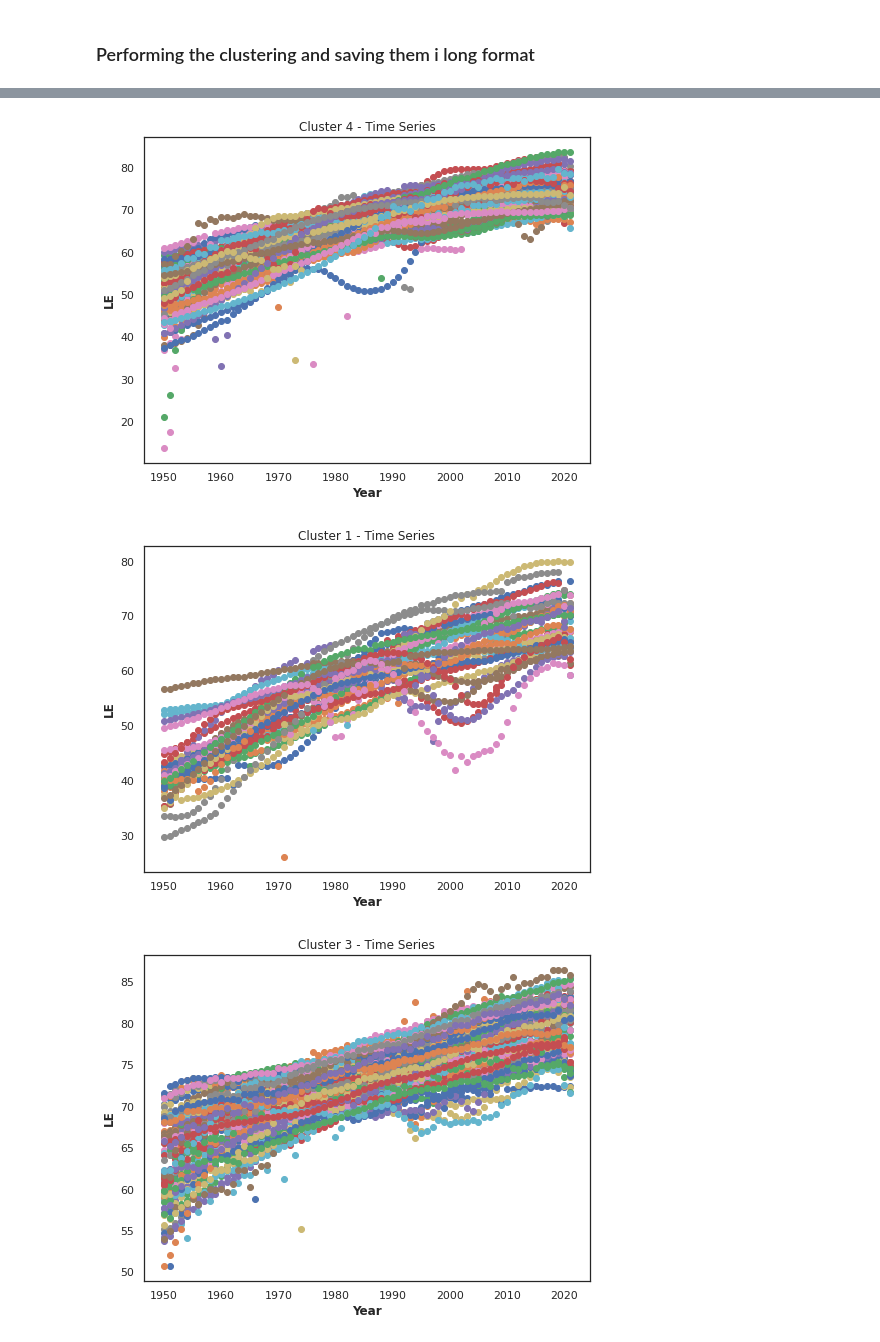
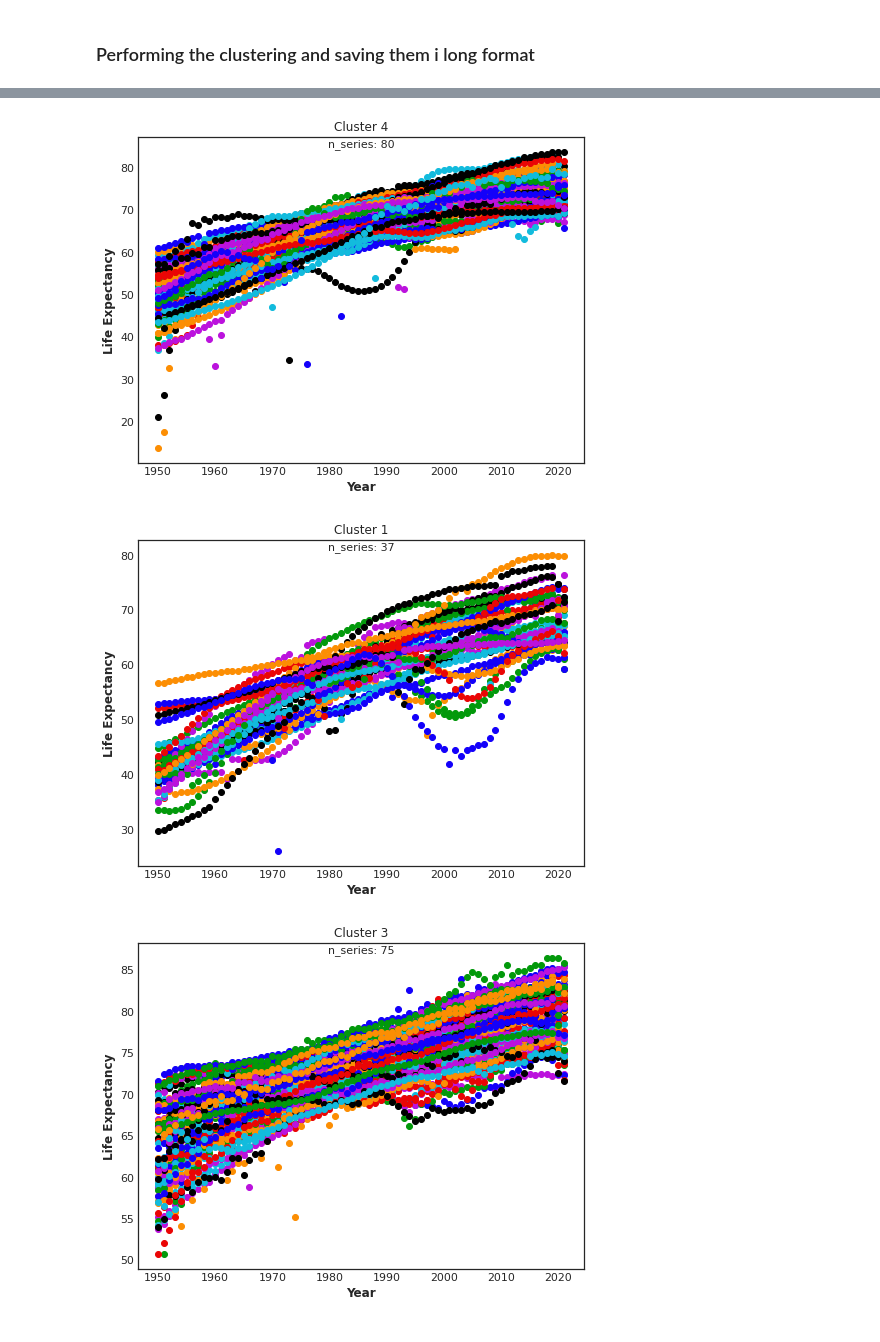
Before and after one commit to livtol99/Data-Science-Liv, a Jupyter notebook: Code/clustering_data.ipynb, the cells around one changed output, grey strips where cells are left out. Cells and saved outputs as stored; diff of their text form; code cells hidden in the pictures.

```diff
--- a/Code/clustering_data.ipynb
+++ b/Code/clustering_data.ipynb
@@ -90,3 +95,0 @@ Index(['Country', 'Year', 'LE'], dtype='object')
-# %%
-sns.set(rc={'figure.figsize':(12,8)})
-sns.lineplot(x=data_countries['Year'], y=data_countries['LE'])
@@ -202,32 +202,44 @@ for country, label in zip(pivoted_data.index, labels):
         # Create a new cluster and store the country's time series and label
         clustered_data[label] = [(country, pivoted_data.loc[country])]
 
-# Create folder for saving the cluster files if it doesn't exist
-if not os.path.exists('clustered_data'):
-    os.makedirs('clustered_data')
+# Set the desired path for the folder
+folder_path = '/work/Data-Science-Liv/Data/clustered_data'
+
+# Create the folder if it doesn't exist
+if not os.path.exists(folder_path):
+    os.makedirs(folder_path)
 
 # Save the clustered data to separate CSV files and create scatter plots
 for label, data in clustered_data.items():
+    # Get the number of time series in the cluster
+    num_time_series = len(data)
+
     # Create a list to store the long format data rows
     long_data = []
 
     for country, ts in data:
         # Convert date strings to datetime objects and extract the year
-        years = years = [date.year for date in ts.index]
+        years = [date.year for date in ts.index]
 
         # Append the long format data for each year to the list
-        long_data.extend(zip([country]*len(years), years, ts.values))
+        long_data.extend(zip([country] * len(years), years, ts.values))
 
     # Create a DataFrame from the long format data
     long_df = pd.DataFrame(long_data, columns=['Country', 'Year', 'LE'])
 
     # Create a file for each cluster
-    filename = f"clustered_data/long_cluster_{label}_full.csv"
+    filename = os.path.join(folder_path, f"long_cluster_{label}_full.csv")
 
     # Save the long format data to a CSV file
     long_df.to_csv(filename, index=False)
 
     # Create a scatter plot for each cluster
+    plt.style.use('seaborn-white')  #default
+    # Define your desired color palette
+    custom_palette = ['#BB12DD', '#1300FA','#12BBDD', '#02990B', '#FC8E03', '#EA0505','black' ] #purple, blue, turquoise, green, orange, red,
+
+    # Set the custom color palette
+    sns.set_palette(custom_palette)
     plt.figure(figsize=(8, 6))
     for _, ts in data:
         # Convert date strings to datetime objects and extract the year
@@ -238,8 +250,22 @@ for label, data in clustered_data.items():
     x_ticks = np.arange(x[0], x[-1] + 1, 10)
     plt.xticks(x_ticks)
 
-    plt.title(f"Cluster {label + 1} - Time Series")
+    # Get the current axes
+    # Remove the top and right spines
+    ax.spines['top'].set_visible(False)
+    ax.spines['right'].set_visible(False)
+
+    # Set the remaining spines to be white in color
+    ax.spines['left'].set_color('white')
+    ax.spines['bottom'].set_color('white')
+
+    # Add the subtitle with the number of time series
+    subtitle = f"n_series: {num_time_series}"
+    plt.title(f"Cluster {label + 1}")
+    # Set the subtitle with a smaller font size
+    plt.text(0.5, 0.96, subtitle, fontsize=11, ha='center', va='bottom', transform=plt.gca().transAxes)
     plt.xlabel("Year")
-    plt.ylabel("LE")
+    plt.ylabel("Life Expectancy")
+    plt.grid(False)
     plt.show()
 # %% [output]
@@ -247,3 +273,3 @@ for label, data in clustered_data.items():
-[figure, old version]
+[figure, new version]
-[figure, old version]
+[figure, new version]
-[figure, old version]
+[figure, new version]
```
Also changed, not shown: parts of 14 cells of this notebook, 29 other files.
